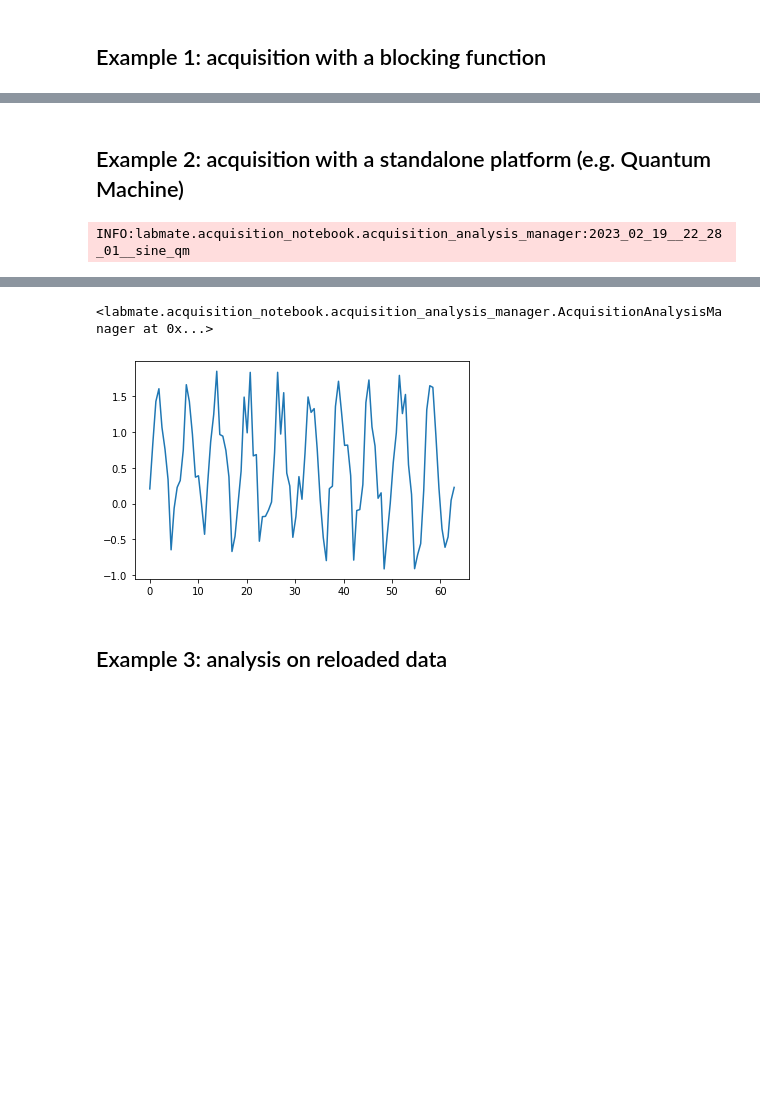
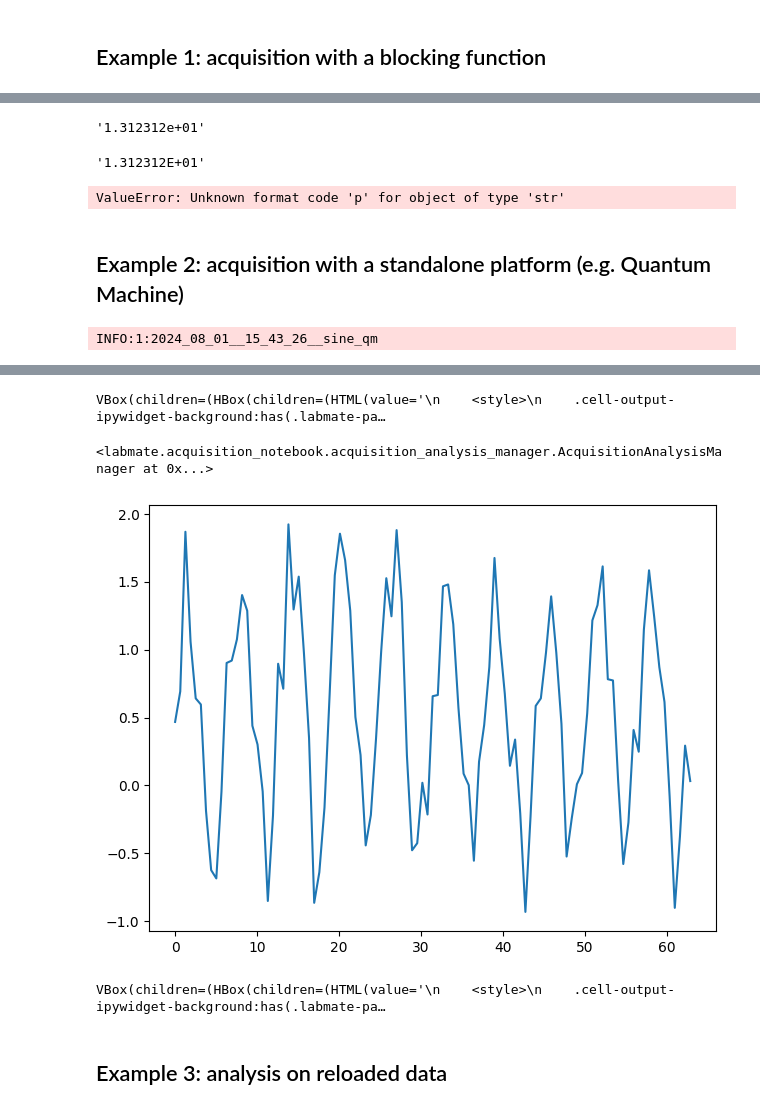
Before and after one commit to kyrylo-gr/labmate, a Jupyter notebook: docs/examples/acquisition_and_analysis_notebook.ipynb, the cells around one changed output, grey strips where cells are left out. Drawn from its saved outputs; the diff is of its cells as text; code cells hidden in the pictures; blank space fills up the shorter version.

```diff
--- a/docs/examples/acquisition_and_analysis_notebook.ipynb
+++ b/docs/examples/acquisition_and_analysis_notebook.ipynb
@@ -8,24 +16,26 @@ from labmate.acquisition_notebook import AcquisitionAnalysisManager
 # AcquisitionManager and AnalysisManager
 # %%
 aqm = AcquisitionAnalysisManager("tmp_data")
-# Creates (or loads) the temporary json file
+# Creates (or loads) the temporary json file ...\measurements\Cooldown_2022_12_12_die5_Gflux_22_CEA_v1\\quanalysis_tmp.json
 
-aqm.set_config_file(["files/dummy_config1.txt"])
+aqm.set_config_file(["files/dummy_config1.txt", "files/cfg.py"])
+aqm.set_default_config_files(["dummy_config1.txt", "cfg.py"])
 aqm.set_init_analyse_file("files/init_analyse.py")
+aqm.linting(allowed_variables=["aqm", "plt", "np"])
 # A snapshot of all files in this list will be backed-up with the data.
 # %% [markdown]
 ## Example 1: acquisition with a blocking function
 # %%
 aqm.acquisition_cell("simple_sine")
+max_x = 101
 
 
-def acquire_data():
-    x = np.linspace(0, 20 * np.pi, 101)
+def acquire_data(max_x):
+    x = np.linspace(0, 20 * np.pi, max_x)
     y = np.sin(x)
     return x, y
 
 
-x, y = acquire_data()
-
-aqm.save_acquisition(x=x, y=y)
+x, y = acquire_data(max_x)
+_ = aqm.save_acquisition(x=x, y=y)
 # %% [output]
@@ -44,3 +62,15 @@ INFO:2026_02_05__15_19_23__simple_sine
+# %%
+format(13.123123, "e")
+# %% [output]
+'1.312312e+01'
+# %%
+f"{13.123123:>E}"
+# %% [output]
+'1.312312E+01'
+# %%
+f"{'asdas':p}"
+# %% [output]
+ValueError: Unknown format code 'p' for object of type 'str'
 # %% [markdown]
 ## Example 2: acquisition with a standalone platform (e.g. Quantum Machine)
 # %%
@@ -55,30 +85,30 @@ def fetch_new_data():
     """
     x = np.linspace(0, 20 * np.pi, 101)
     y = np.sin(x)
-    return x, y + np.random.random(len(x))  # noqa: NPY002
+    return x, y + np.random.random(len(x))
 
 
 # submit job to the quantum machine if needed
 # %% [output]
-INFO:labmate.acquisition_notebook.acquisition_analysis_manager:2023_02_19__22_28_01__sine_qm
+INFO:1:2024_08_01__15_43_26__sine_qm
 # %%
 aqm.analysis_cell()
 
 # print(aqm.is_loaded_data)
 
-# This cell might retrieve some data from a standalone acquisition platform
-# (like a quantum machine for instance)
+# This cell might retrieve some data from a standalone acquisition platform (like a quantum machine for instance)
 if aqm.current_acquisition is not None:
     x, y = fetch_new_data()
     aqm.save_acquisition(
         x=x, y=y
     )  # doesn't need to be called in the same cell as %%acquisition_cell
-    # in fact, the kernel could have been restarted in the meantime
-    # (as long as x and y are retrieved somehow)
+    # in fact, the kernel could have been restarted in the meantime (as long as x and y are retrieved somehow)
 
 # Actually, one should
 fig = plt.figure()
 plt.plot(aqm.data.x, aqm.data.y)
 
+aqm.display_cfg_link({"param1": "555"})
+
 aqm.save_fig(fig, name="fit")
 # %% [output]
@@ -86,5 +117,10 @@ INFO:labmate.acquisition_notebook.acquisition_analysis_manager:2023_02_19__22_28
-<labmate.acquisition_notebook.acquisition_analysis_manager.AcquisitionAnalysisManager at 0x...>
+VBox(children=(HBox(children=(HTML(value='\n    <style>\n    .cell-output-ipywidget-background:has(.labmate-pa…
+<labmate.acquisition_notebook.acquisition_analysis_manager.AcquisitionAnalysisManager at 0x...>
-[figure, old version]
+[figure, new version]
+# %%
+aqm.display_cfg_link({"param1": "555"})
+# %% [output]
+VBox(children=(HBox(children=(HTML(value='\n    <style>\n    .cell-output-ipywidget-background:has(.labmate-pa…
 # %% [markdown]
 ## Example 3: analysis on reloaded data
 # %%
```
Also changed, not shown: parts of 19 cells of this notebook, 7 other files.
